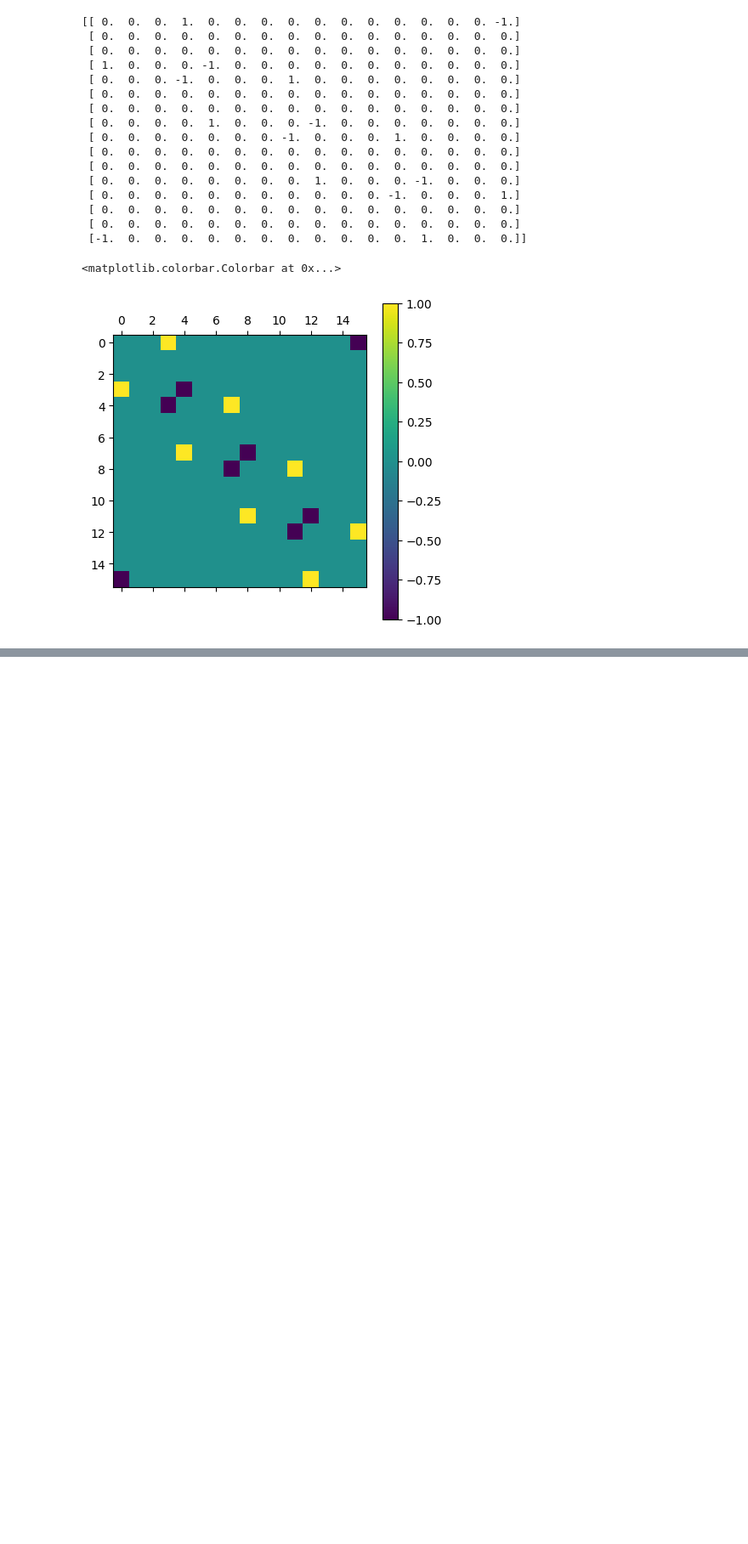
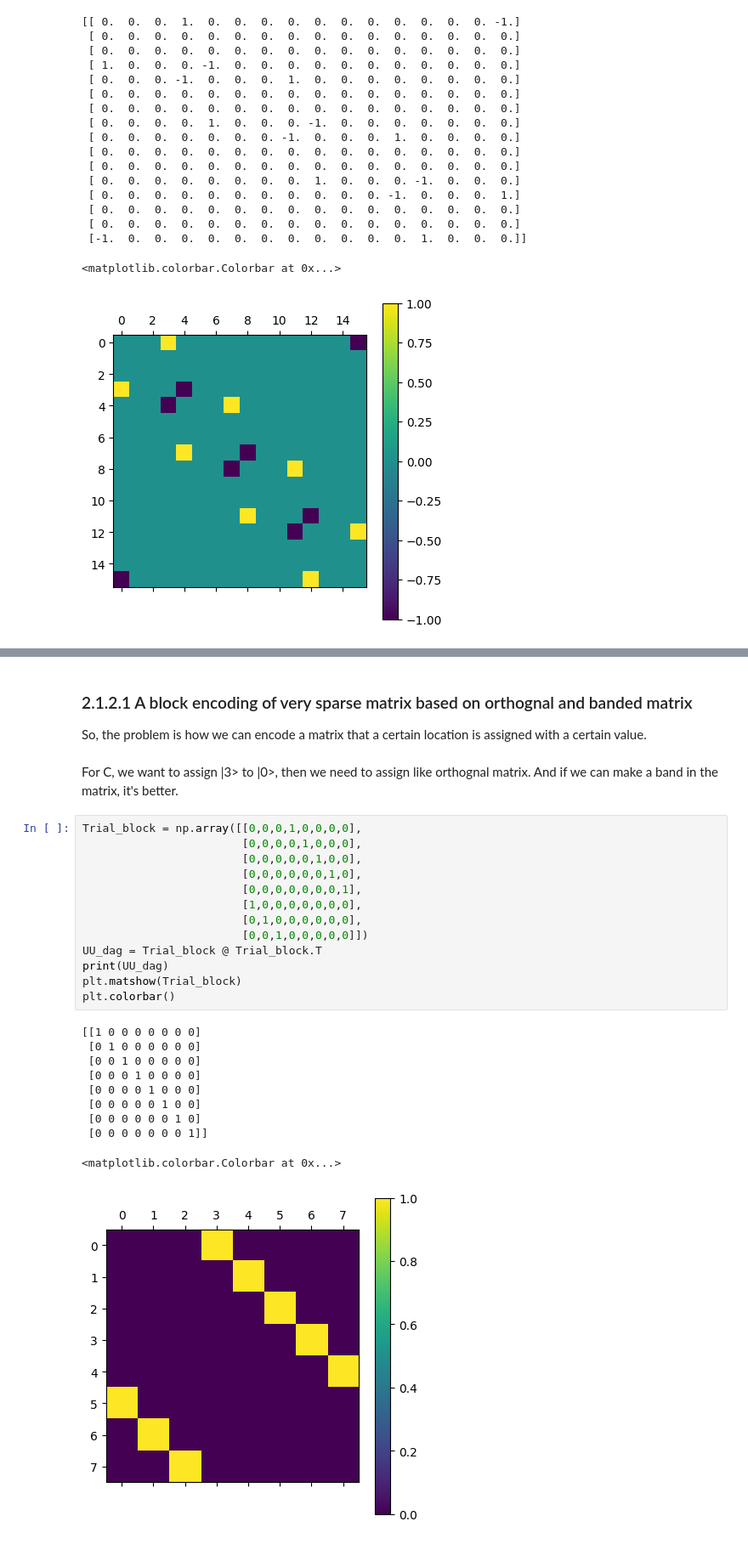
Before and after one commit to ElonZhengUofT/Quantum, a Jupyter notebook: 2D_Laplacian/2_D_Laplacian_by_Tensor_summation.ipynb, the cells around one changed output, grey strips where cells are left out. Shown at 85% size. Cells and saved outputs as stored; diff of their text form; blank space fills up the shorter version.

```diff
--- a/2D_Laplacian/2_D_Laplacian_by_Tensor_summation.ipynb
+++ b/2D_Laplacian/2_D_Laplacian_by_Tensor_summation.ipynb
@@ -817,0 +890,30 @@ So
+# %% [markdown]
+### 2.1.2.1 A block encoding of very sparse matrix based on orthognal and banded matrix
+So, the problem is how we can encode a matrix that a certain location is assigned with a certain value.
+# %% [markdown]
+For C, we want to assign |3> to |0>, then we need to assign like orthognal matrix.
+And if we can make a band in the matrix, it's better.
+# %%
+Trial_block = np.array([[0,0,0,1,0,0,0,0],
+                        [0,0,0,0,1,0,0,0],
+                        [0,0,0,0,0,1,0,0],
+                        [0,0,0,0,0,0,1,0],
+                        [0,0,0,0,0,0,0,1],
+                        [1,0,0,0,0,0,0,0],
+                        [0,1,0,0,0,0,0,0],
+                        [0,0,1,0,0,0,0,0]])
+UU_dag = Trial_block @ Trial_block.T
+print(UU_dag)
+plt.matshow(Trial_block)
+plt.colorbar()
+# %% [output]
+[[1 0 0 0 0 0 0 0]
+ [0 1 0 0 0 0 0 0]
+ [0 0 1 0 0 0 0 0]
+ [0 0 0 1 0 0 0 0]
+ [0 0 0 0 1 0 0 0]
+ [0 0 0 0 0 1 0 0]
+ [0 0 0 0 0 0 1 0]
+ [0 0 0 0 0 0 0 1]]
+<matplotlib.colorbar.Colorbar at 0x...>
+[figure, added]
```
Also changed, not shown: parts of 37 cells of this notebook.
